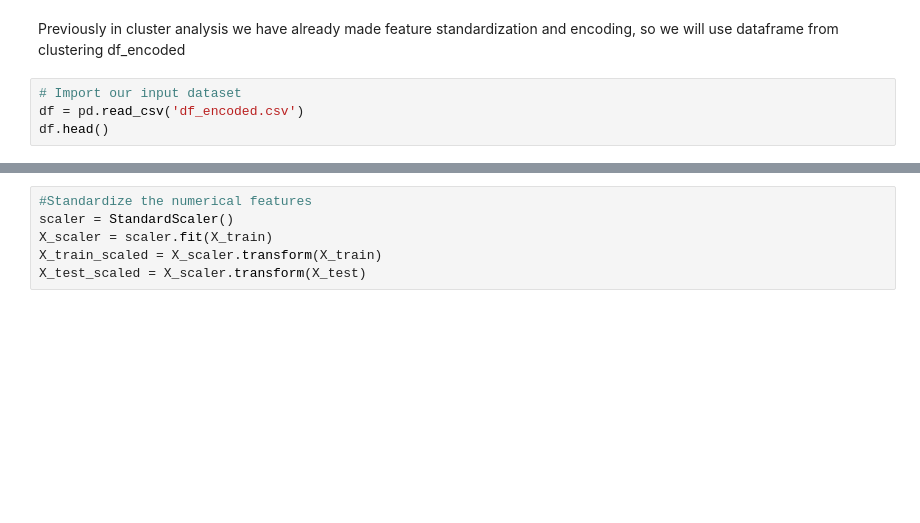
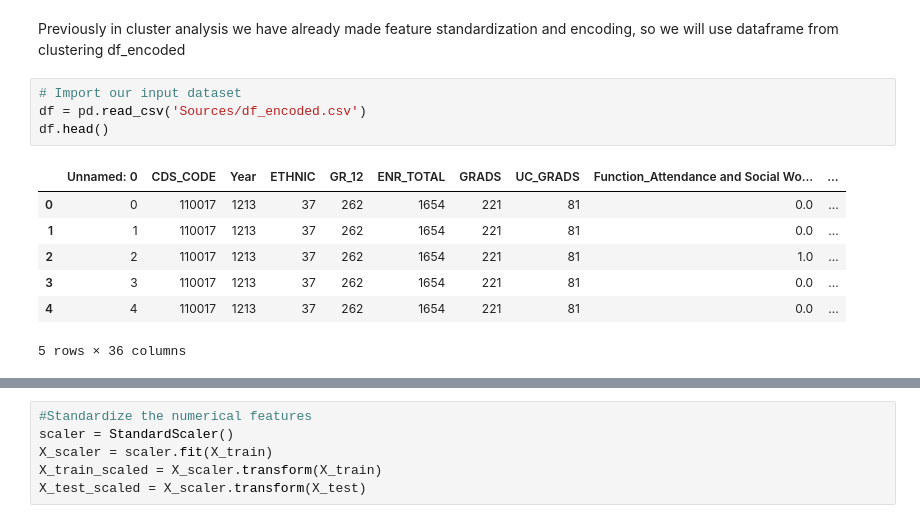
Before and after one commit to cjradomski/Final-Project, a Jupyter notebook: Prediction_model.ipynb, the cells around one changed output, grey strips where cells are left out. Saved outputs shown, nothing was run; the diff lists cells and outputs as text; blank space fills up the shorter version.

```diff
--- a/Prediction_model.ipynb
+++ b/Prediction_model.ipynb
@@ -10,5 +10,13 @@ import tensorflow as tf
 Previously in cluster analysis we have already made feature standardization and encoding, so we will use dataframe from clustering df_encoded
 # %%
 # Import our input dataset
-df = pd.read_csv('df_encoded.csv')
+df = pd.read_csv('Sources/df_encoded.csv')
 df.head()
+# %% [output]
+|  | Unnamed: 0 | CDS_CODE | Year | ETHNIC | GR_12 | ENR_TOTAL | GRADS | UC_GRADS | Function_Attendance and Social Wo... | ... |
+| 0 | 0 | 110017 | 1213 | 37 | 262 | 1654 | 221 | 81 | 0.0 | ... |
+| 1 | 1 | 110017 | 1213 | 37 | 262 | 1654 | 221 | 81 | 0.0 | ... |
+| 2 | 2 | 110017 | 1213 | 37 | 262 | 1654 | 221 | 81 | 1.0 | ... |
+| 3 | 3 | 110017 | 1213 | 37 | 262 | 1654 | 221 | 81 | 0.0 | ... |
+| 4 | 4 | 110017 | 1213 | 37 | 262 | 1654 | 221 | 81 | 0.0 | ... |
+5 rows × 36 columns
```
Also changed, not shown: parts of 9 cells of this notebook.
